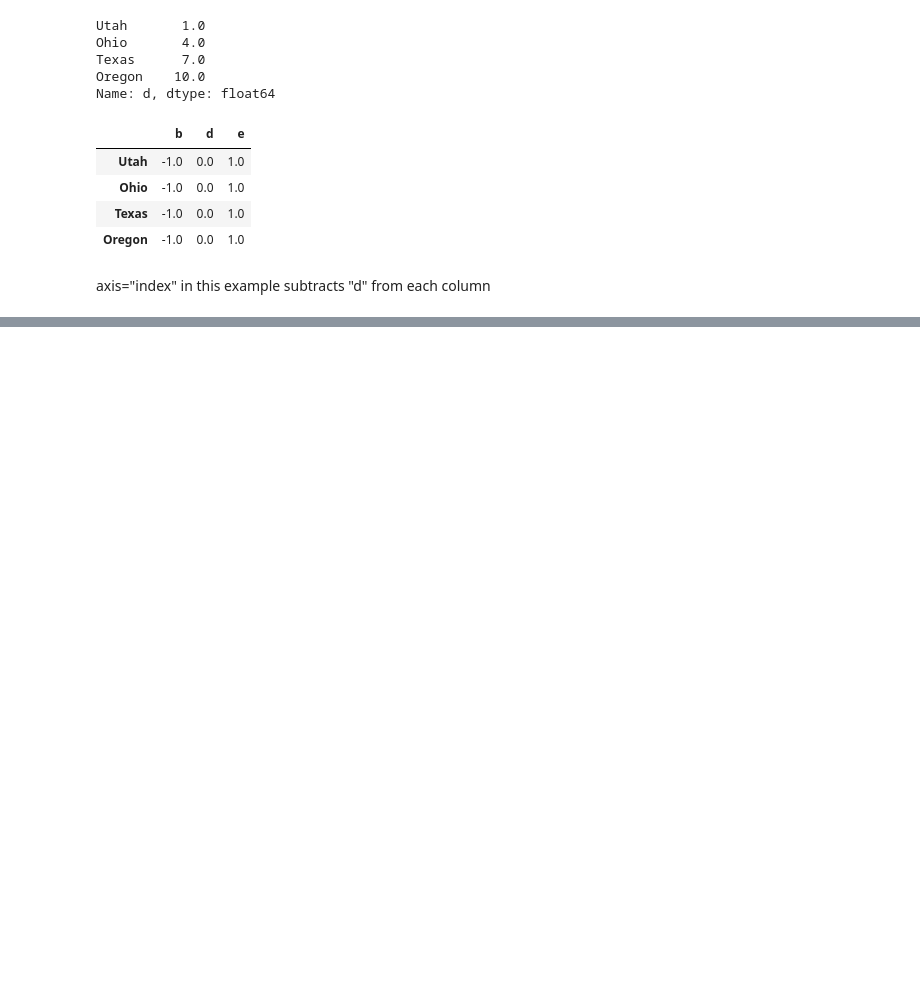
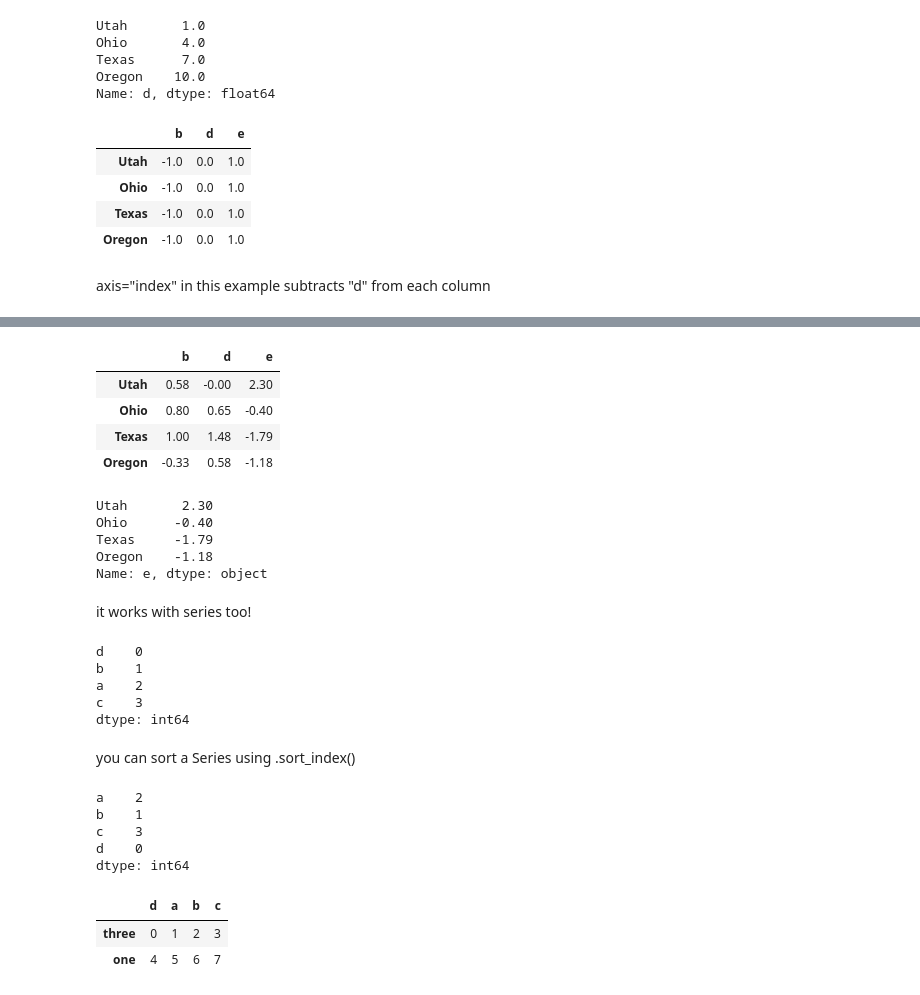
Before and after one commit to christophermccall/WesCh5, a Jupyter notebook: Chapter5WorkAlong.ipynb, the cells around one changed output, grey strips where cells are left out. Saved outputs shown, nothing was run; the diff lists cells and outputs as text; code cells hidden in the pictures; blank space fills up the shorter version.

```diff
--- a/Chapter5WorkAlong.ipynb
+++ b/Chapter5WorkAlong.ipynb
@@ -757,0 +810,3 @@ axis="index" in this example subtracts "d" from each column
+# %%
+def my_format(x):
+    return f"{x:.2f}"
@@ -757,0 +821,18 @@ axis="index" in this example subtracts "d" from each column
+# %%
+frame.map(my_format)
+# %% [output]
+|  | b | d | e |
+| Utah | 0.58 | -0.00 | 2.30 |
+| Ohio | 0.80 | 0.65 | -0.40 |
+| Texas | 1.00 | 1.48 | -1.79 |
+| Oregon | -0.33 | 0.58 | -1.18 |
+# %%
+frame["e"].map(my_format)
+# %% [output]
+Utah       2.30
+Ohio      -0.40
+Texas     -1.79
+Oregon    -1.18
+Name: e, dtype: object
+# %% [markdown]
+it works with series too!
@@ -757,0 +841,18 @@ axis="index" in this example subtracts "d" from each column
+# %%
+obj
+# %% [output]
+d    0
+b    1
+a    2
+c    3
+dtype: int64
+# %% [markdown]
+you can sort a Series using .sort_index()
+# %%
+obj.sort_index()
+# %% [output]
+a    2
+b    1
+c    3
+d    0
+dtype: int64
@@ -757,0 +861,6 @@ axis="index" in this example subtracts "d" from each column
+# %%
+frame
+# %% [output]
+|  | d | a | b | c |
+| three | 0 | 1 | 2 | 3 |
+| one | 4 | 5 | 6 | 7 |
```
Also changed, not shown: parts of 48 cells of this notebook.
